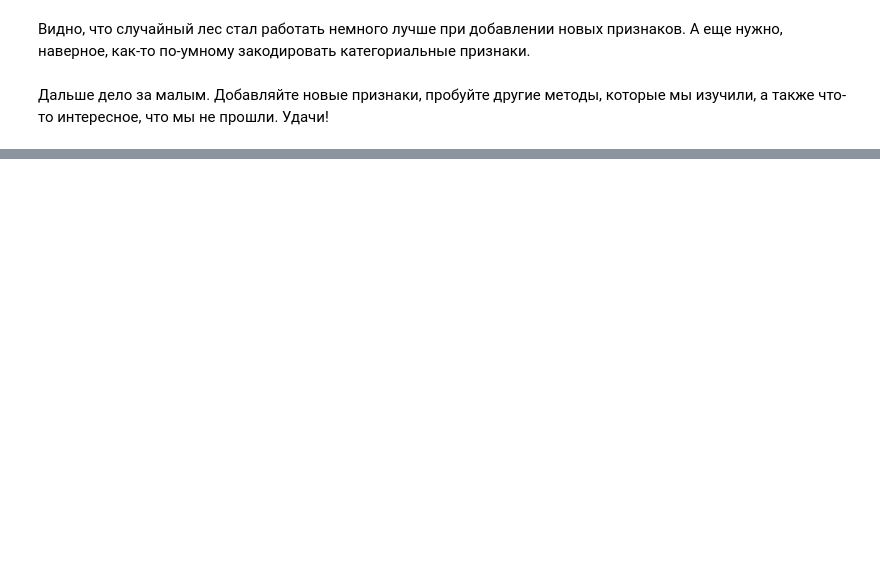
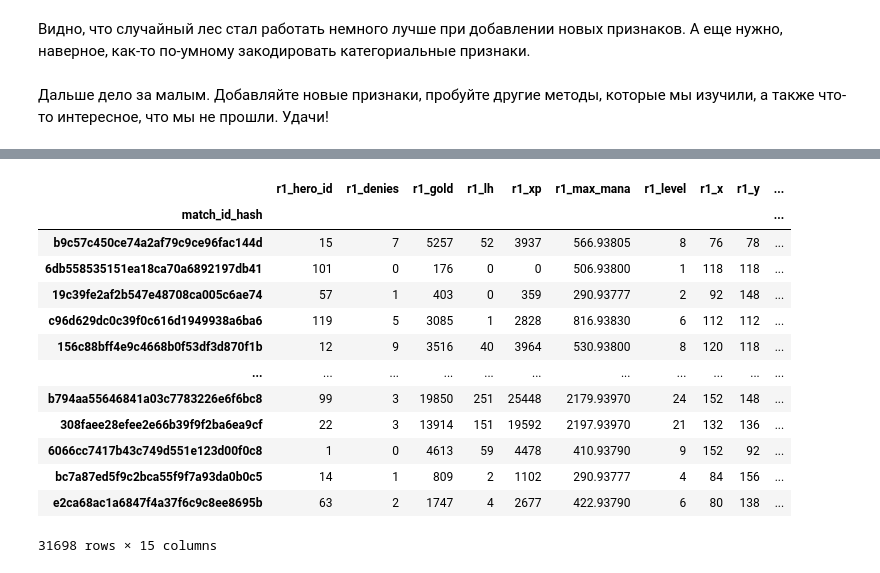
Before and after one commit to Freddsle/BI_ML_2021, a Jupyter notebook: l6_kaggle/code/dota2-win-prediction-baseline.ipynb, the cells around one changed output, grey strips where cells are left out. Cells and saved outputs as stored; diff of their text form; code cells hidden in the pictures; blank space fills up the shorter version.

Commit message:
drop some solumns

```diff
--- a/l6_kaggle/code/dota2-win-prediction-baseline.ipynb
+++ b/l6_kaggle/code/dota2-win-prediction-baseline.ipynb
@@ -316,0 +427,8 @@ print(f"ROC-AUC на кросс-валидации для новых призн
+# %%
+# Скопируем таблицу с признаками
+train = df_train_features.copy()
+
+# Добавим новые
+add_new_features(train,
+                 os.path.join(PATH_TO_DATA,
+                              "train_raw_data.jsonl"))
@@ -316,0 +507,33 @@ print(f"ROC-AUC на кросс-валидации для новых призн
+# %%
+# make KDA for each player
+for i in range(1, 6):
+    train[f'd{i}_KDA'] = (train[f'd{i}_kills'] + train[f'd{i}_assists']) / train[f'd{i}_deaths']
+    train[f'r{i}_KDA'] = (train[f'r{i}_kills'] + train[f'r{i}_assists']) / train[f'r{i}_deaths']
+
+    train = train.drop([f'd{i}_kills', f'd{i}_assists', f'd{i}_deaths',
+                        f'r{i}_kills', f'r{i}_assists', f'r{i}_deaths'],
+                      axis=1)
+# %%
+# health for  each player
+for i in range(1, 6):
+    train[f'r{i}_pc_health'] = train[f'r{i}_health'] / train[f'r{i}_max_health']
+    train[f'd{i}_pc_health'] = train[f'd{i}_health'] / train[f'd{i}_max_health']
+
+    train = train.drop([f'r{i}_health', f'r{i}_max_health', f'd{i}_health', f'd{i}_max_health'], axis=1)
+# %%
+train.iloc[:,5:20]
+# %% [output]
+|  | r1_hero_id | r1_denies | r1_gold | r1_lh | r1_xp | r1_max_mana | r1_level | r1_x | r1_y | ... |
+| match_id_hash |  |  |  |  |  |  |  |  |  | ... |
+| b9c57c450ce74a2af79c9ce96fac144d | 15 | 7 | 5257 | 52 | 3937 | 566.93805 | 8 | 76 | 78 | ... |
+| 6db558535151ea18ca70a6892197db41 | 101 | 0 | 176 | 0 | 0 | 506.93800 | 1 | 118 | 118 | ... |
+| 19c39fe2af2b547e48708ca005c6ae74 | 57 | 1 | 403 | 0 | 359 | 290.93777 | 2 | 92 | 148 | ... |
+| c96d629dc0c39f0c616d1949938a6ba6 | 119 | 5 | 3085 | 1 | 2828 | 816.93830 | 6 | 112 | 112 | ... |
+| 156c88bff4e9c4668b0f53df3d870f1b | 12 | 9 | 3516 | 40 | 3964 | 530.93800 | 8 | 120 | 118 | ... |
+| ... | ... | ... | ... | ... | ... | ... | ... | ... | ... | ... |
+| b794aa55646841a03c7783226e6f6bc8 | 99 | 3 | 19850 | 251 | 25448 | 2179.93970 | 24 | 152 | 148 | ... |
+| 308faee28efee2e66b39f9f2ba6ea9cf | 22 | 3 | 13914 | 151 | 19592 | 2197.93970 | 21 | 132 | 136 | ... |
+| 6066cc7417b43c749d551e123d00f0c8 | 1 | 0 | 4613 | 59 | 4478 | 410.93790 | 9 | 152 | 92 | ... |
+| bc7a87ed5f9c2bca55f9f7a93da0b0c5 | 14 | 1 | 809 | 2 | 1102 | 290.93777 | 4 | 84 | 156 | ... |
+| e2ca68ac1a6847f4a37f6c9c8ee8695b | 63 | 2 | 1747 | 4 | 2677 | 422.93790 | 6 | 80 | 138 | ... |
+31698 rows × 15 columns
```
Also changed, not shown: parts of 23 cells of this notebook.
